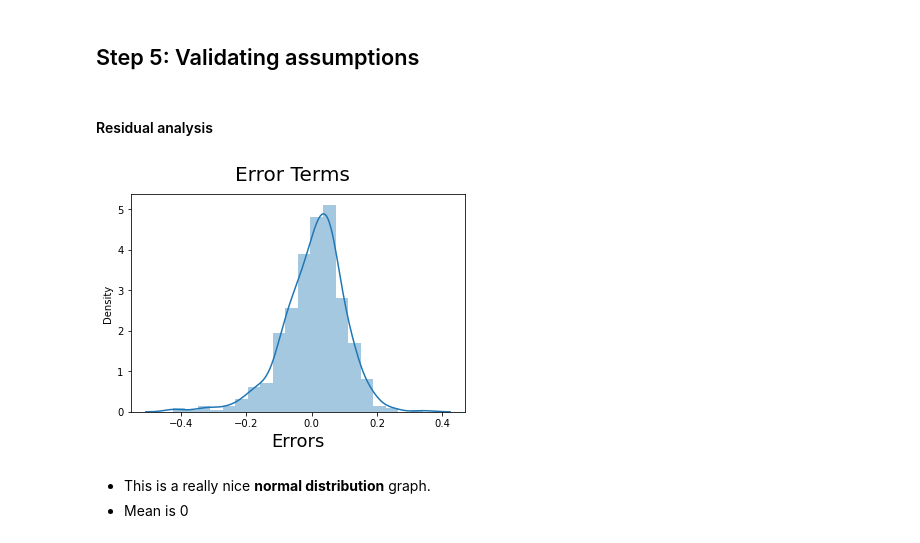
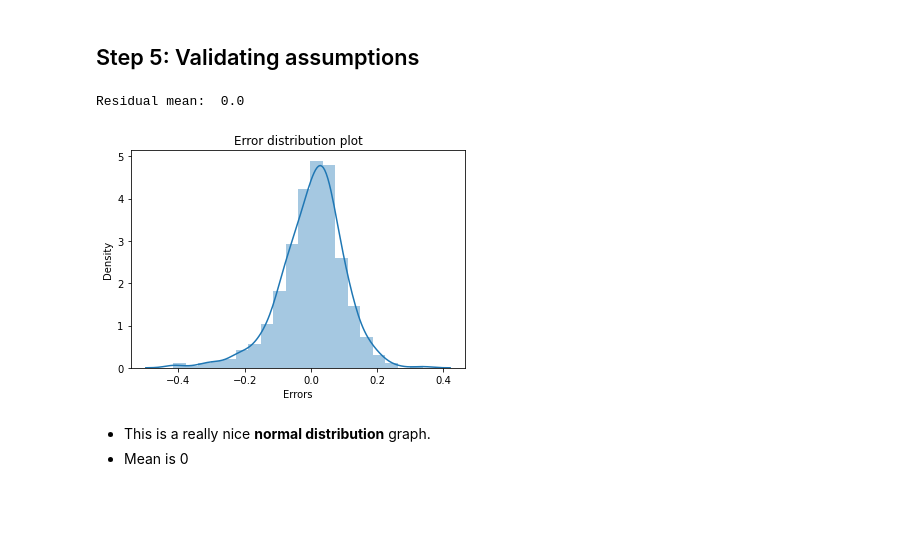
Before and after one commit to jawad360/epgp_course_2_bike_sharing_ass, a Jupyter notebook: bike_sharing.ipynb, the cells around one changed output. Cells and saved outputs as stored; diff of their text form; code cells hidden in the pictures; blank space fills up the shorter version.

```diff
--- a/bike_sharing.ipynb
+++ b/bike_sharing.ipynb
@@ -543,2 +458,0 @@ Notes:
-# %%
-X_train_rfe.drop(["jan"], axis=1, inplace=True)
@@ -622,2 +458,0 @@ Notes:
-# %%
-X_train_rfe.drop(["dec"], axis=1, inplace=True)
@@ -663,2 +458,0 @@ Notes:
-# %%
-X_train_rfe.drop(["nov"], axis=1, inplace=True)
@@ -761,2 +458,0 @@ Notes:
-# %%
-X_train_rfe.drop(["spring"], axis=1, inplace=True)
@@ -823,19 +631,21 @@ vif
 # %% [markdown]
 ## Step 5: Validating assumptions
-# %% [markdown]
-#### Residual analysis
 # %%
 y_train_pred = lm.predict(X_train_rfe)
 # %%
 res = y_train - y_train_pred
+# %%
+print("Residual mean: ", round(res.mean(), 2))
+# %% [output]
+Residual mean:  0.0
 # %%
 fig = plt.figure()
 sns.distplot(res, bins = 20)
-fig.suptitle('Error Terms', fontsize = 20)
-plt.xlabel('Errors', fontsize = 18)
+plt.xlabel('Errors')
+plt.title("Error distribution plot")
 plt.show()
 # %% [output]
-[figure, old version]
+[figure, new version]
 # %% [markdown]
 - This is a really nice **normal distribution** graph.
 - Mean is 0
```
Also changed, not shown: parts of 58 cells of this notebook.
